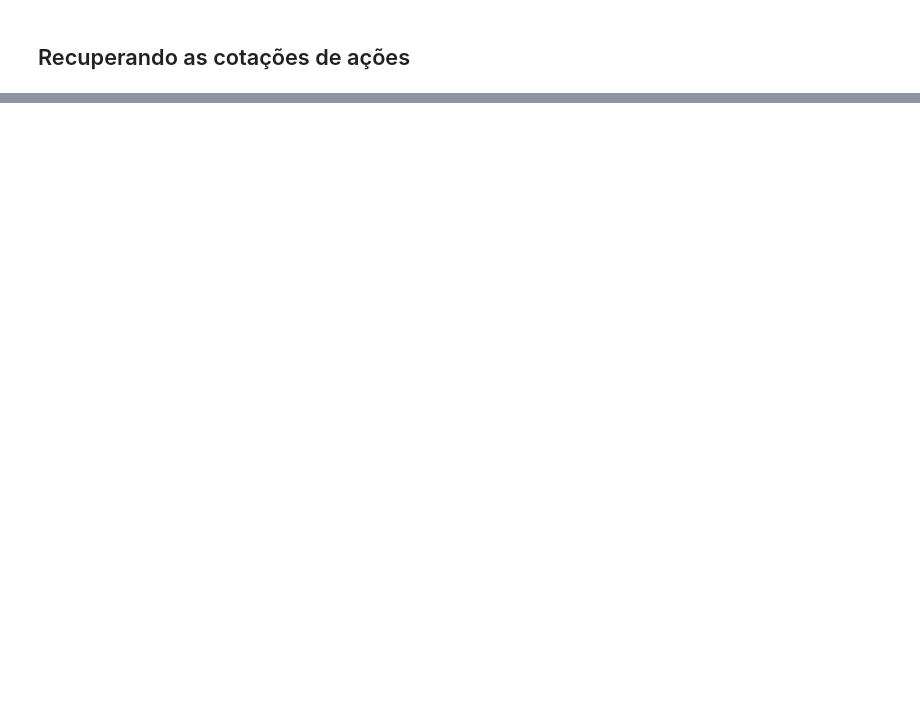
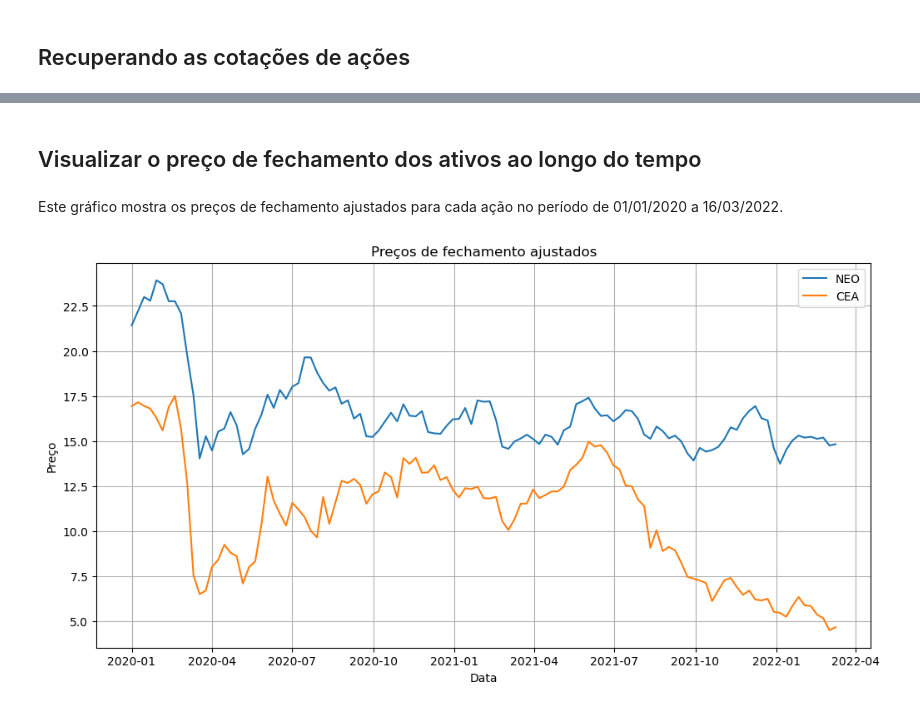
Before and after one commit to arthurfoschiani/FIAP, a Jupyter notebook: Daniel Gonçalves/Challenge - Sprint 3.ipynb, the cells around one changed output, grey strips where cells are left out. Cells and saved outputs as stored; diff of their text form; code cells hidden in the pictures; blank space fills up the shorter version.

```diff
--- a/Daniel Gonçalves/Challenge - Sprint 3.ipynb
+++ b/Daniel Gonçalves/Challenge - Sprint 3.ipynb
@@ -31,10 +44,11 @@ import seaborn as sns
 # %% [markdown]
 ## Recuperando as cotações de ações
 # %%
-tickers = ["NEOE3.SA", "BMGB4.SA", "CEAB3.SA"]
+tickers = ["NEOE3.SA", "CEAB3.SA"]
 start_date = '2020-01-01'
 end_date = '2022-03-16'
-data = yf.download(tickers, start=start_date, end=end_date)
-dataClose = data['Close']
-dataVolume = data['Volume']
+dataNEO = yf.download(tickers[0], start=start_date, end=end_date, interval='1wk')
+dataNEO = dataNEO[['Adj Close', 'Volume']]
+dataCEA = yf.download(tickers[1], start=start_date, end=end_date, interval='1wk')
+dataCEA = dataCEA[['Adj Close', 'Volume']]
 # %% [output]
@@ -138,0 +147,16 @@ plt.show()
+# %% [markdown]
+## Visualizar o preço de fechamento dos ativos ao longo do tempo
+# %% [markdown]
+Este gráfico mostra os preços de fechamento ajustados para cada ação no período de 01/01/2020 a 16/03/2022.
+# %%
+plt.figure(figsize=(12,6))
+plt.plot(dataNEO['Adj Close'], label='NEO')
+plt.plot(dataCEA['Adj Close'], label='CEA')
+plt.title('Preços de fechamento ajustados')
+plt.xlabel('Data')
+plt.ylabel('Preço')
+plt.legend()
+plt.grid()
+plt.show()
+# %% [output]
+[figure, added]
```
Also changed, not shown: parts of 42 cells of this notebook, 3 other files.
